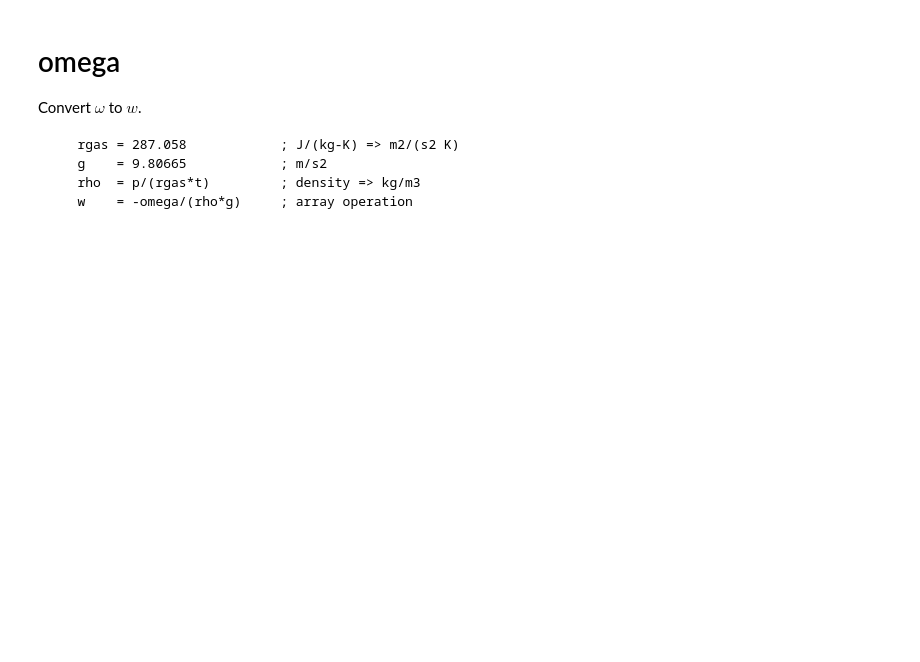
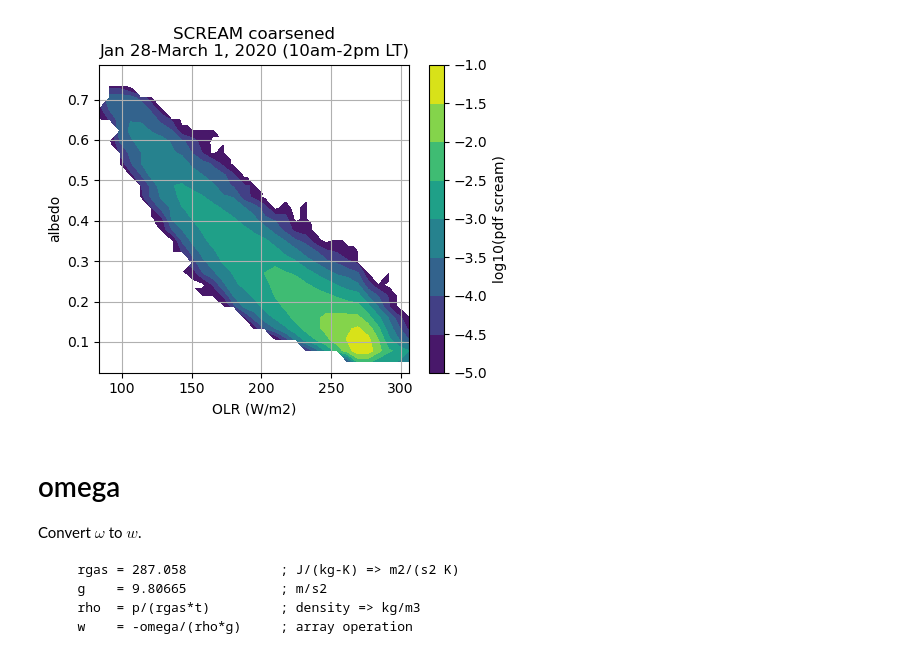
Before and after one commit to smturbev/dyamond2, a Jupyter notebook: python_scripts/joint_hist.ipynb, the cells around one changed output. Saved outputs shown, nothing was run; the diff lists cells and outputs as text; code cells hidden in the pictures; blank space fills up the shorter version.

Commit message:
added jhist and global ci plots

```diff
--- a/python_scripts/joint_hist.ipynb
+++ b/python_scripts/joint_hist.ipynb
@@ -89,14 +33,0 @@ $ albedo = sw_{up}/sw_{down} = sw_{down}+sw_{net}/sw_{down} = 1 + sw_{net}/sw_{d
-# %%
-if h=="h2":
-    sw_net_toa_1hrly = sw_net_toa[2::4] # match temporally to ceres 1 hrly
-    sw_up_toa = np.zeros(sw_net_toa_1hrly.shape)
-    albedo = np.zeros(sw_net_toa_1hrly.shape)
-    for i,lat in enumerate(sw_net_toa_1hrly.lat):
-        for j,lon in enumerate(sw_net_toa_1hrly.lon):
-            down_array = ceres.adj_atmos_sw_down_clr_toa_1h.sel({"lat":lat,"lon":lon}, method="nearest").values
-            sw_up_toa[:,i,j] = down_array - sw_net_toa_1hrly[:,i,j].values
-            albedo[:,i,j] = np.where(((sw_net_toa_1hrly.time.dt.hour>=0) & (sw_net_toa_1hrly.time.dt.hour<=4)), np.where(down_array>0, sw_up_toa[:,i,j]/down_array, np.nan), np.nan)
-
-
-    olr = olr.where(olr.time==sw_net_toa_1hrly.time)
-    print(olr.shape, albedo.shape)
@@ -114,59 +34,51 @@ if h=="h2":
+# %%
+alb = (1 - (sw_net_toa/swd)).where(swd>400)
 # %%
-if h=="h2":
-    H, X, Y = np.histogram2d(olr.values.flatten(), albedo.flatten(),
-                            bins=[np.linspace(80,310,32), np.linspace(0.01,0.8,30)])
-    olr_obs = ceres.adj_atmos_lw_up_all_toa_1h
-    alb_obs = ceres.adj_atmos_sw_up_all_toa_1h/ceres.adj_atmos_sw_down_all_toa_1h
-    olr_obs = olr_obs.where((olr_obs.time.dt.hour>=0)&(olr_obs.time.dt.hour<=4))
-    alb_obs = alb_obs.where((alb_obs.time.dt.hour>=0)&(alb_obs.time.dt.hour<=4))
-    H_obs, _, _ = np.histogram2d(olr_obs.values.flatten(), alb_obs.values.flatten(),
-                            bins=[np.linspace(80,310,32), np.linspace(0.01,0.8,30)])
-    print(albedo.shape, olr.shape, olr_obs.shape, alb_obs.shape)
+alb = alb.where((alb.time.dt.hour>=0)&(alb.time.dt.hour<=4))
+olr = olr.where((olr.time.dt.hour>=0)&(olr.time.dt.hour<=4))
+H, X, Y = np.histogram2d(olr.values.flatten(), alb.values.flatten(),
+                        bins=[np.linspace(80,310,32), np.linspace(0.01,0.8,30)])
+# olr_obs = ceres.adj_atmos_lw_up_all_toa_1h
+# alb_obs = ceres.adj_atmos_sw_up_all_toa_1h/ceres.adj_atmos_sw_down_all_toa_1h
+# olr_obs = olr_obs.where((olr_obs.time.dt.hour>=0)&(olr_obs.time.dt.hour<=4))
+# alb_obs = alb_obs.where((alb_obs.time.dt.hour>=0)&(alb_obs.time.dt.hour<=4))
+# H_obs, _, _ = np.histogram2d(olr_obs.values.flatten(), alb_obs.values.flatten(),
+#                         bins=[np.linspace(80,310,32), np.linspace(0.01,0.8,30)])
+# print(albedo.shape, olr.shape, olr_obs.shape, alb_obs.shape)
 
-    # plot alb-olr joint histogram
-#     plt.pcolormesh(X,Y,np.log10(H.T/(720*14*14)))
-#     plt.colorbar(label="log10(pdf)")
-#     plt.xlabel("OLR (W/m2)")
-#     plt.ylabel("albedo")
-#     plt.grid(True)
-#     plt.show()
+# plot alb-olr joint histogram
+# plt.pcolormesh(X,Y,np.log10(H.T/(720*14*14)))
+# plt.colorbar(label="log10(pdf)")
+# plt.xlabel("OLR (W/m2)")
+# plt.ylabel("albedo")
+# plt.grid(True)
+# plt.show()
 
-#     plt.pcolormesh(X,Y,np.log10(H_obs.T/(720*10*10)))
-#     plt.colorbar(label="log10(pdf)")
-#     plt.xlabel("OLR (W/m2)")
-#     plt.ylabel("albedo")
-#     plt.grid(True)
-#     plt.show()
+# alb-olr jhist as contour plot
+xmid = (X[:-1]+X[1:])/2
+ymid = (Y[:-1]+Y[1:])/2
 
-#     plt.pcolormesh(X,Y,(H.T/(720*14*14) - H_obs.T/(720*10*10)))
+plt.figure(figsize=(5,4))
+plt.contourf(xmid,ymid,np.log10(H.T/(720*14*14)), levels=np.arange(-5,-0.5,0.5))
+plt.colorbar(label="log10(pdf scream)")
+plt.xlabel("OLR (W/m2)")
+plt.ylabel("albedo")
+plt.grid(True)
+plt.title("SCREAM coarsened\nJan 28-March 1, 2020 (10am-2pm LT)")
+plt.savefig("../plots/jhist_scream_coarse.png")
+# plt.contour(xmid,ymid,np.log10(H_obs.T/(720*10*10)),cmap="Greys", levels=np.arange(-5,-1,0.5))
+# plt.colorbar(label="log10(pdf ceres syn1deg 1 hrly)")
+plt.show()
+
+#     plt.figure(figsize=(5.6,4))
+#     plt.contourf(xmid,ymid,(H.T/(720*14*14) - H_obs.T/(720*10*10)), cmap="bwr", levels=np.arange(-0.008,0.0081,0.0005))
 #     plt.colorbar(label="log10(scream - obs pdf)")
 #     plt.xlabel("OLR (W/m2)")
 #     plt.ylabel("albedo")
 #     plt.grid(True)
 #     plt.show()
-
-
-    # alb-olr jhist as contour plot
-    xmid = (X[:-1]+X[1:])/2
-    ymid = (Y[:-1]+Y[1:])/2
-
-    plt.figure(figsize=(7,4))
-    plt.contourf(xmid,ymid,np.log10(H.T/(720*14*14)), levels=np.arange(-5,-1,0.5))
-    plt.colorbar(label="log10(pdf scream)")
-    plt.xlabel("OLR (W/m2)")
-    plt.ylabel("albedo")
-    plt.grid(True)
-    plt.contour(xmid,ymid,np.log10(H_obs.T/(720*10*10)),cmap="Greys", levels=np.arange(-5,-1,0.5))
-    plt.colorbar(label="log10(pdf ceres syn1deg 1 hrly)")
-    plt.show()
-
-    plt.figure(figsize=(5.6,4))
-    plt.contourf(xmid,ymid,(H.T/(720*14*14) - H_obs.T/(720*10*10)), cmap="bwr", levels=np.arange(-0.008,0.0081,0.0005))
-    plt.colorbar(label="log10(scream - obs pdf)")
-    plt.xlabel("OLR (W/m2)")
-    plt.ylabel("albedo")
-    plt.grid(True)
-    plt.show()
+# %% [output]
+[figure, added]
 # %% [markdown]
 # omega
 
```
Also changed, not shown: parts of 8 cells of this notebook, 5 other files.
